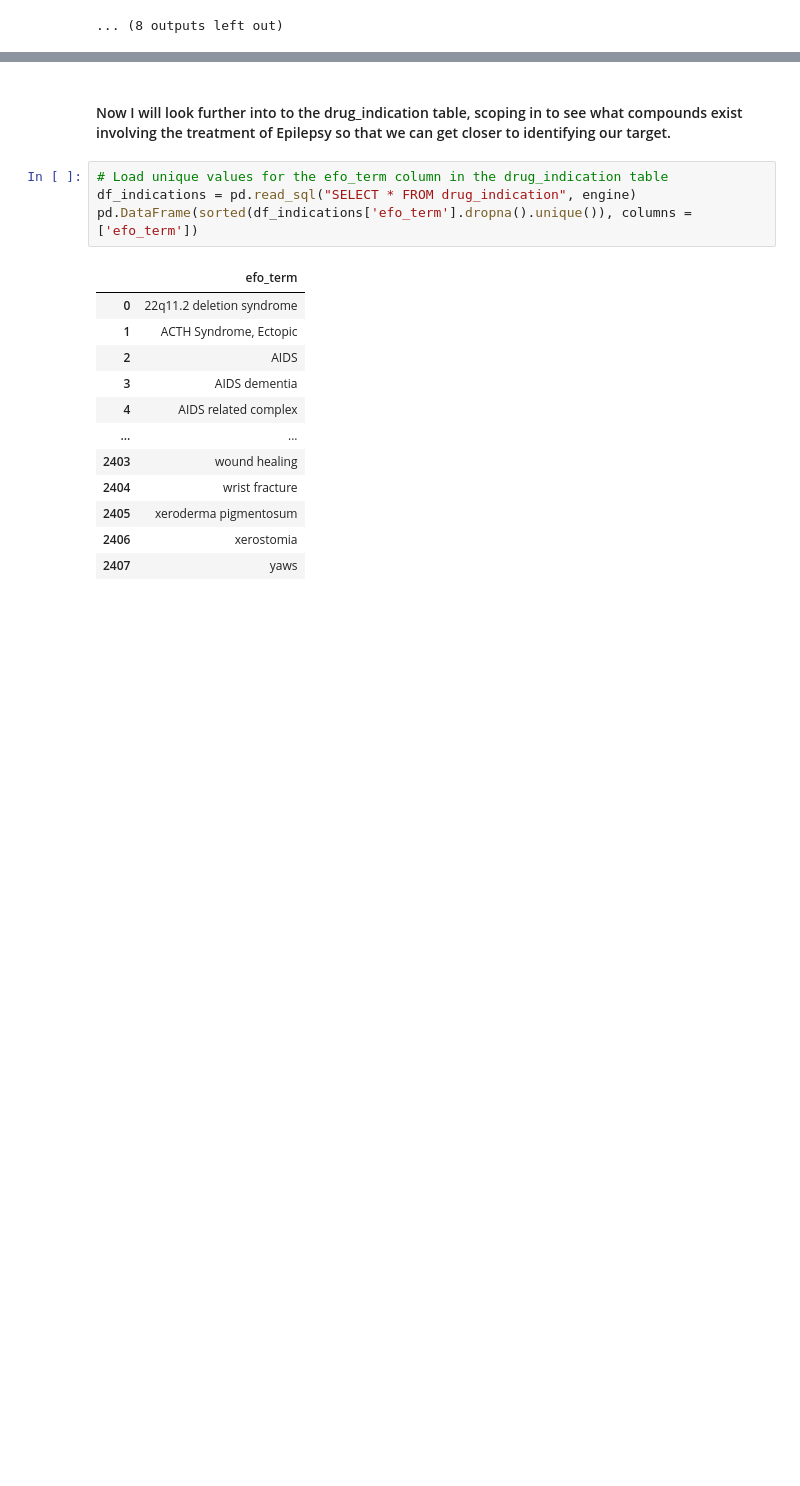
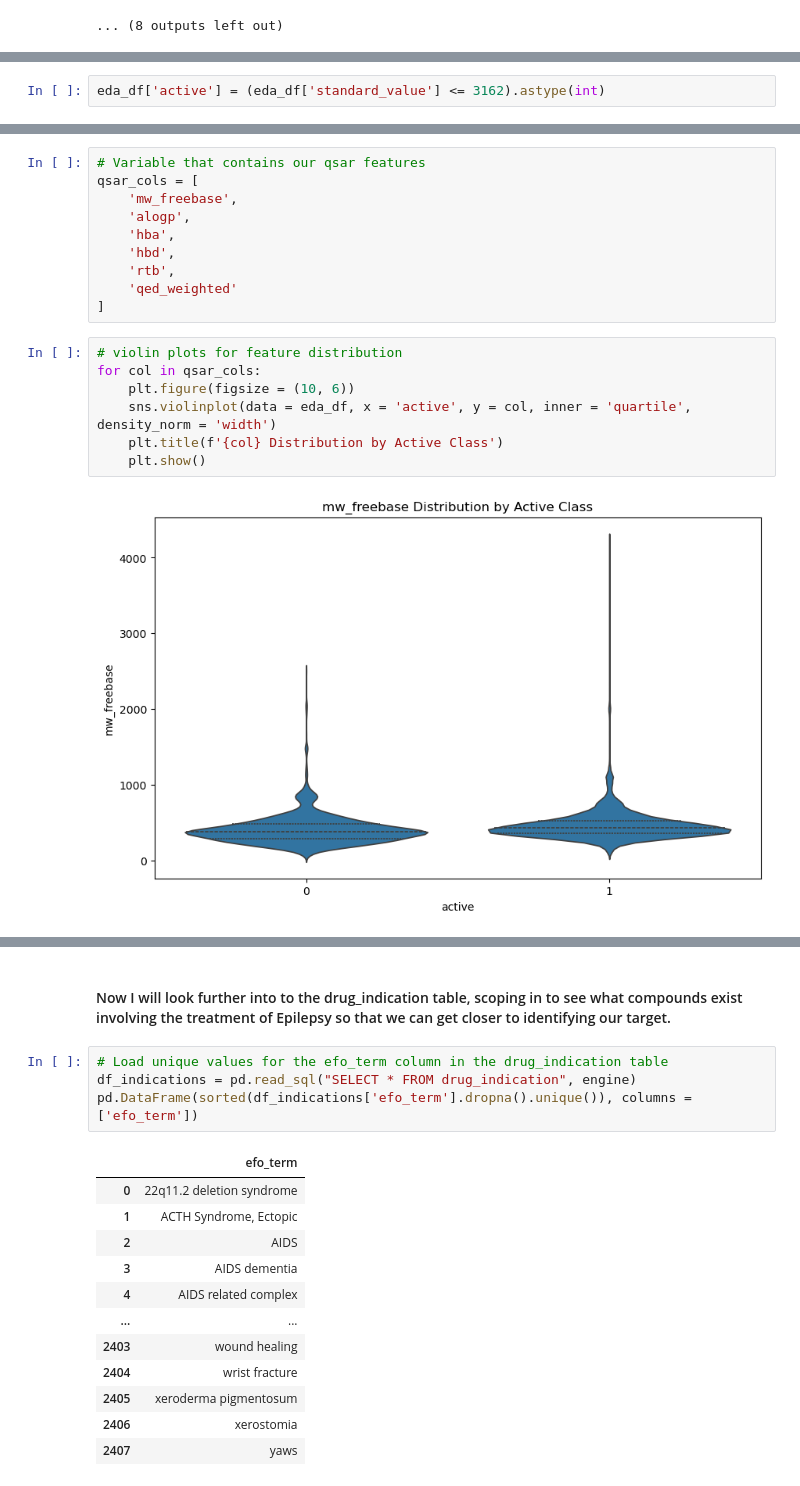
Before and after one commit to Taliwat/BioPred_DS, a Jupyter notebook: notebooks/00_discovery.ipynb, the cells around one changed output, grey strips where cells are left out. Saved outputs shown, nothing was run; the diff lists cells and outputs as text; blank space fills up the shorter version.

```diff
--- a/notebooks/00_discovery.ipynb
+++ b/notebooks/00_discovery.ipynb
@@ -136,0 +231,2 @@ for table in tables_to_check:
+# %%
+eda_df['active'] = (eda_df['standard_value'] <= 3162).astype(int)
@@ -136,0 +237,19 @@ for table in tables_to_check:
+# %%
+# Variable that contains our qsar features
+qsar_cols = [
+    'mw_freebase',
+    'alogp',
+    'hba',
+    'hbd',
+    'rtb',
+    'qed_weighted'
+]
+# %%
+# violin plots for feature distribution
+for col in qsar_cols:
+    plt.figure(figsize = (10, 6))
+    sns.violinplot(data = eda_df, x = 'active', y = col, inner = 'quartile', density_norm = 'width')
+    plt.title(f'{col} Distribution by Active Class')
+    plt.show()
+# %% [output]
+[figure, added]
```
Also changed, not shown: parts of 15 cells of this notebook, 2 other files.
